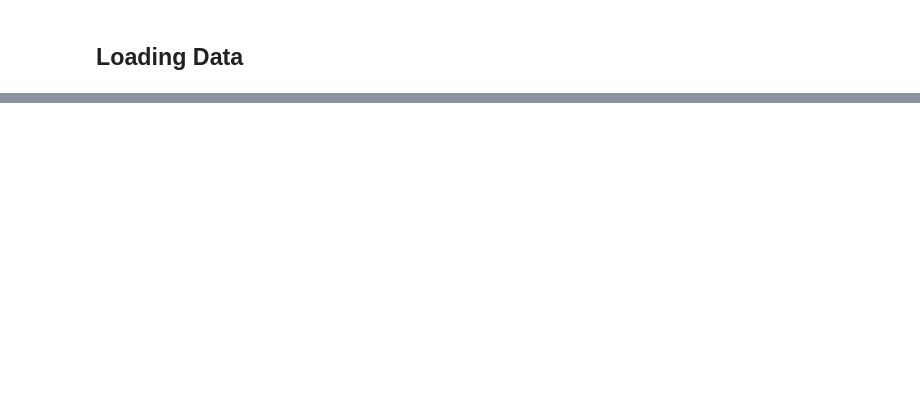
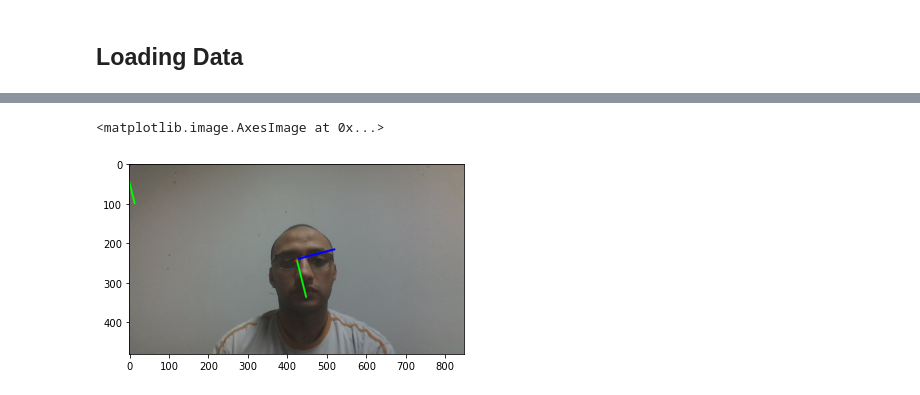
Before and after one commit to Mahmoud-shabban/Pose-estimation-project, a Jupyter notebook: project-notebook.ipynb, the cells around one changed output, grey strips where cells are left out. Saved outputs shown, nothing was run; the diff lists cells and outputs as text; code cells hidden in the pictures; blank space fills up the shorter version.

```diff
--- a/project-notebook.ipynb
+++ b/project-notebook.ipynb
@@ -126,0 +199,5 @@ array([[-1.01934883],
+# %%
+parm_grid = {'estimator__epsilon': range(6),'estimator__C':np.logspace(-3,2,10), 'estimator__gamma':['scale','auto'] }
+gs = GridSearchCV(MultiOutputRegressor(SVR()),param_grid= parm_grid )
+# %%
+gs.fit(x_train,y_train)
@@ -126,0 +278,5 @@ array([[-1.01934883],
+# %%
+landmarks = landmarks - landmarks[52:53, :]
+        # fixing the scale for all poinst
+andmarks = landmarks /np.sqrt((landmarks[34:35,:] - landmarks[23:24,:])**2)
+my = gs.predict(landmarks.flatten().reshape(1,-1))
@@ -126,0 +292,5 @@ array([[-1.01934883],
+# %%
+plt.imshow(draw_axis(img,my[0][0],my[0][1],my[0][2], landmarks[51,0], landmarks[51,1] ))
+# %% [output]
+<matplotlib.image.AxesImage at 0x...>
+[figure, added]
```
Also changed, not shown: parts of 48 cells of this notebook, 8 other files.
